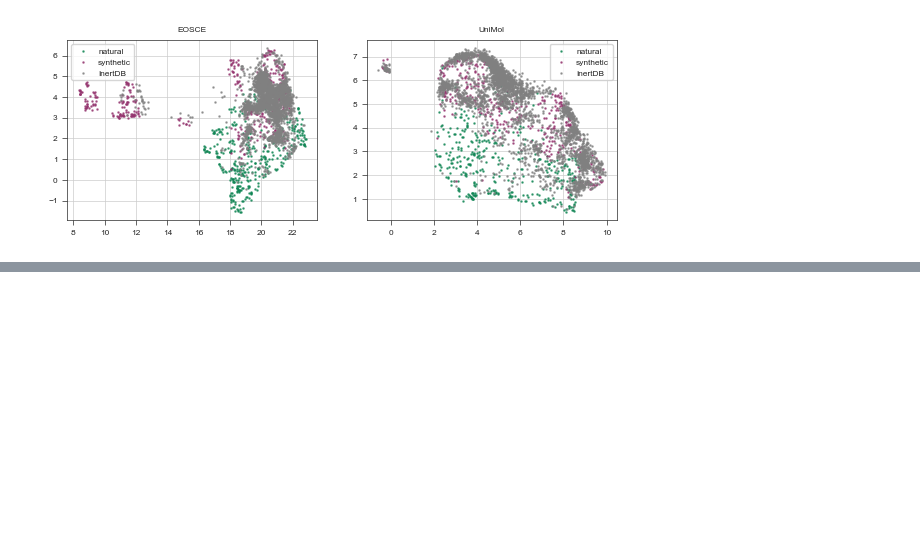
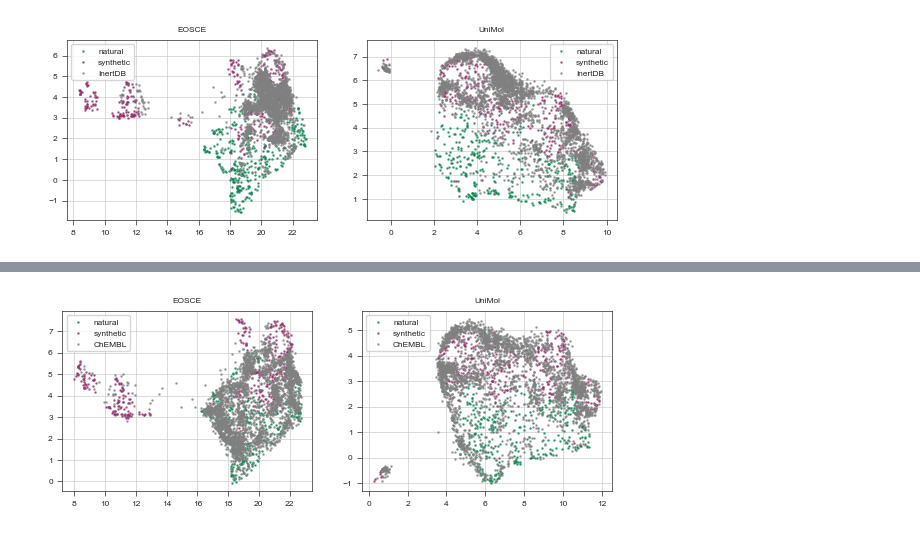
Before and after one commit to ersilia-os/anti-hypertension-cedd, a Jupyter notebook: notebooks/02_ml_modelling.ipynb, the cells around one changed output, grey strips where cells are left out. Saved outputs shown, nothing was run; the diff lists cells and outputs as text; code cells hidden in the pictures; blank space fills up the shorter version.

```diff
--- a/notebooks/02_ml_modelling.ipynb
+++ b/notebooks/02_ml_modelling.ipynb
@@ -247,0 +276,98 @@ ax.legend()
+# %%
+import umap
+import numpy as np
+
+fig, axs = st.create_figure(
+    1, 2, width=TWO_COLUMNS_WIDTH, height=0.33 * TWO_COLUMNS_WIDTH
+)
+
+ax = axs.next()
+df = load_data("eos2gw4")
+df = df.dropna()
+descs = df.iloc[:, 4:]
+descs_array = descs.values
+neg = pd.read_csv(os.path.join(data_dir, "coconut", "coconut_smi_eos2gw4.csv"))
+neg = neg.dropna()
+neg_descs=neg.iloc[:,2:]
+neg_array = neg_descs.values
+descs_nat = df[df["category"] == "natural"].iloc[:, 4:]
+descs_syn = df[df["category"] == "synthetic"].iloc[:, 4:]
+umap_trn = umap.UMAP(n_neighbors=50)
+all_umap = umap_trn.fit_transform(descs_array)
+np_umap = umap_trn.transform(descs_nat)
+syn_umap = umap_trn.transform(descs_syn)
+neg_umap = umap_trn.transform(neg_array)
+ax.scatter(
+    np.transpose(np_umap)[0],
+    np.transpose(np_umap)[1],
+    alpha=0.7,
+    label="natural",
+    color=npc,
+    s=0.7,
+)
+ax.scatter(
+    np.transpose(syn_umap)[0],
+    np.transpose(syn_umap)[1],
+    alpha=0.7,
+    label="synthetic",
+    color=spc,
+    s=0.7,
+)
+ax.scatter(
+    np.transpose(neg_umap)[0],
+    np.transpose(neg_umap)[1],
+    alpha=0.7,
+    label="ChEMBL",
+    color="gray",
+    s=0.7,
+)
+ax.set_title("EOSCE")
+ax.set_xlabel("")
+ax.set_ylabel("")
+ax.legend()
+
+ax = axs.next()
+df = load_data("eos39co")
+df = df.dropna()
+descs = df.iloc[:, 4:]
+descs_array = descs.values
+neg = pd.read_csv(os.path.join(data_dir, "coconut", "coconut_smi_eos39co.csv"))
+neg = neg.dropna()
+neg_descs=neg.iloc[:,2:]
+neg_array = neg_descs.values
+descs_nat = df[df["category"] == "natural"].iloc[:, 4:]
+descs_syn = df[df["category"] == "synthetic"].iloc[:, 4:]
+umap_trn = umap.UMAP(n_neighbors=50)
+all_umap = umap_trn.fit_transform(descs_array)
+np_umap = umap_trn.transform(descs_nat)
+syn_umap = umap_trn.transform(descs_syn)
+neg_umap = umap_trn.transform(neg_array)
+ax.scatter(
+    np.transpose(np_umap)[0],
+    np.transpose(np_umap)[1],
+    alpha=0.7,
+    label="natural",
+    color=npc,
+    s=0.7,
+)
+ax.scatter(
+    np.transpose(syn_umap)[0],
+    np.transpose(syn_umap)[1],
+    alpha=0.7,
+    label="synthetic",
+    color=spc,
+    s=0.7,
+)
+ax.scatter(
+    np.transpose(neg_umap)[0],
+    np.transpose(neg_umap)[1],
+    alpha=0.7,
+    label="ChEMBL",
+    color="gray",
+    s=0.7,
+)
+ax.set_title("UniMol")
+ax.set_xlabel("")
+ax.set_ylabel("")
+ax.legend()
+# %% [output]
@@ -247,0 +375 @@ ax.legend()
+[figure, added]
```
Also changed, not shown: parts of 23 cells of this notebook, 9 other files.
